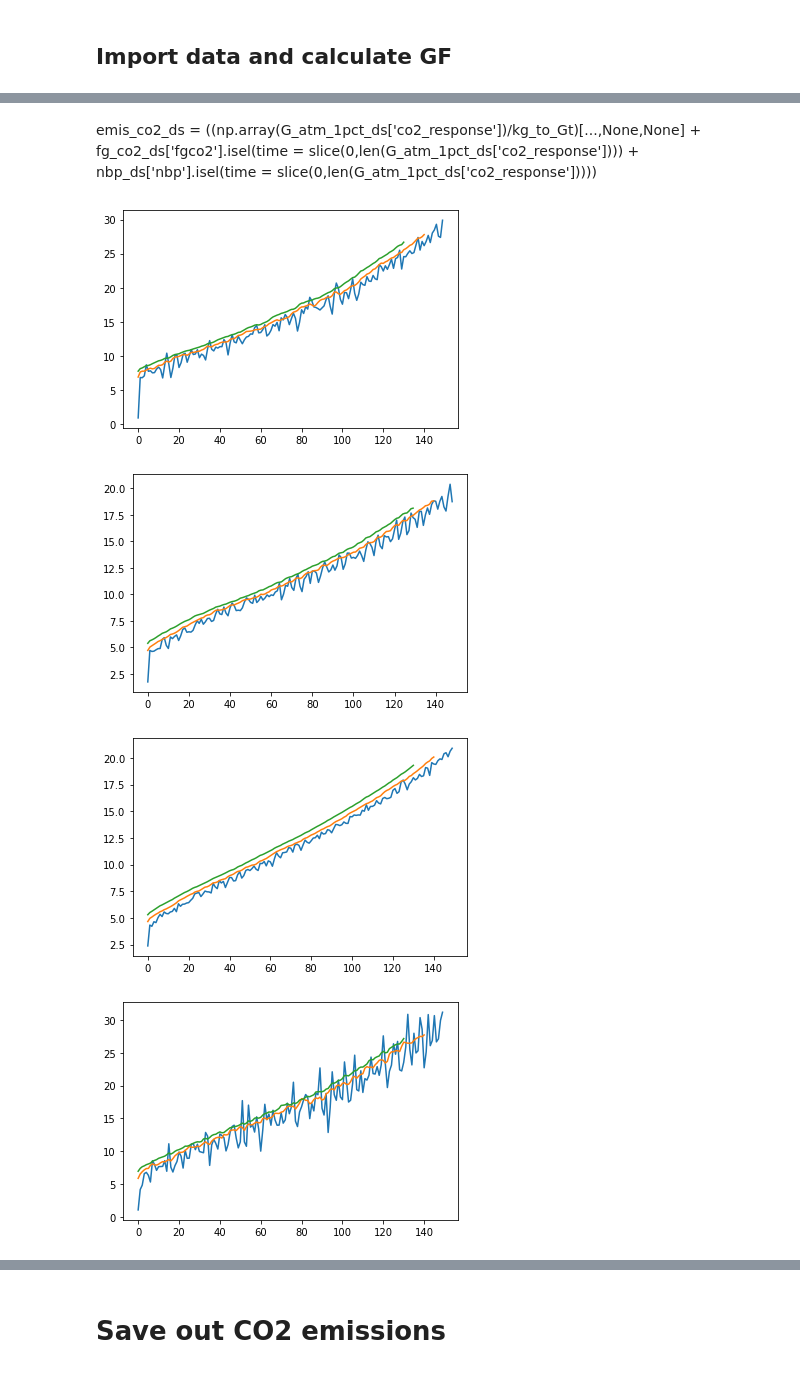
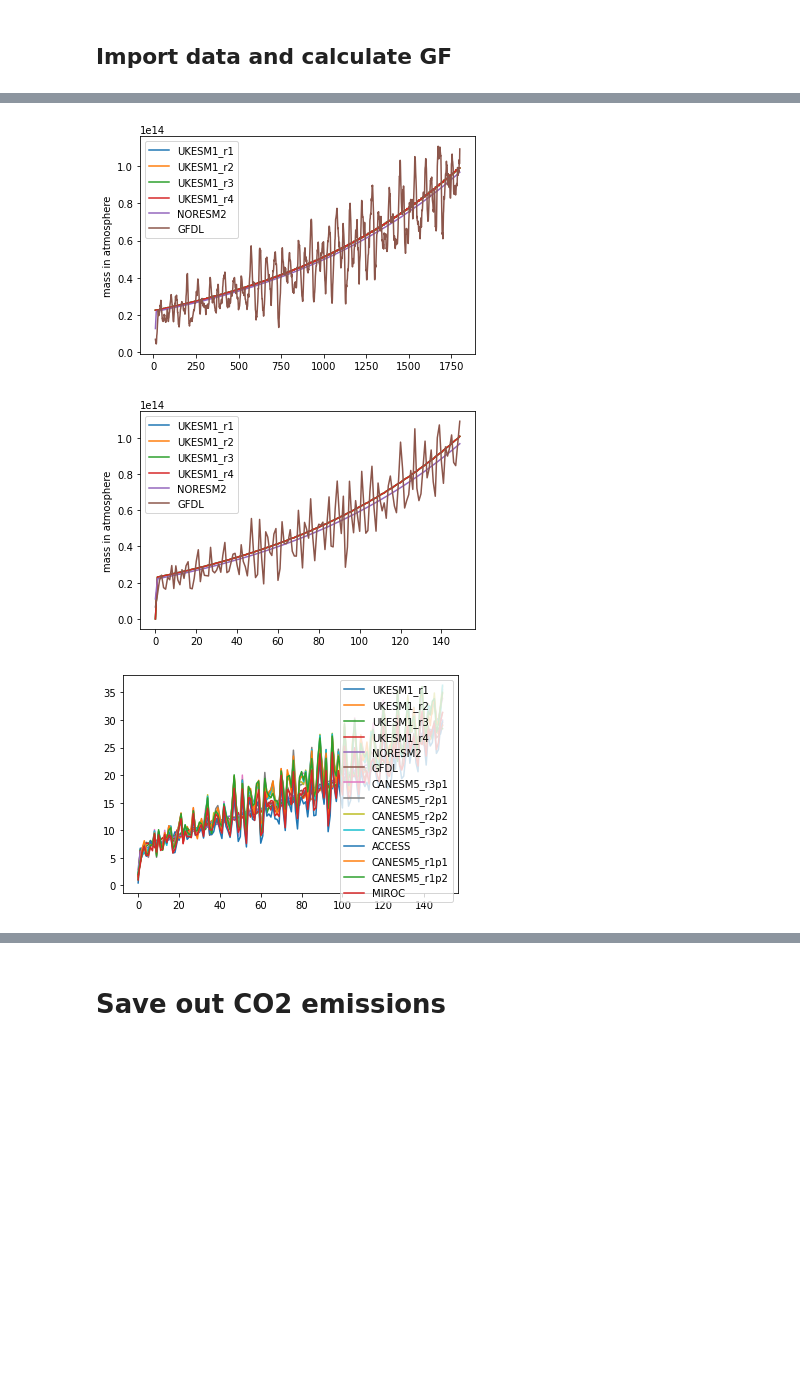
Before and after one commit to lfreese/CO2_greens, a Jupyter notebook: 1pct_concentration_profile.ipynb, the cells around one changed output, grey strips where cells are left out. Saved outputs shown, nothing was run; the diff lists cells and outputs as text; code cells hidden in the pictures; blank space fills up the shorter version.

```diff
--- a/1pct_concentration_profile.ipynb
+++ b/1pct_concentration_profile.ipynb
@@ -399,0 +317,16 @@ for m in model_run_control_dict.keys():
+# %%
+fig, ax = plt.subplots()
+for m in co2_dif.keys():
+    plt.plot(co2_dif[m].rolling(time = 12).mean(), label = m)
+    plt.ylabel('mass in atmosphere')
+    plt.legend()
+# %% [output]
+[figure, added]
+# %%
+fig, ax = plt.subplots()
+for m in G_atm.keys():
+    plt.plot(G_atm[m], label = m)
+    plt.ylabel('mass in atmosphere')
+    plt.legend()
+# %% [output]
+[figure, added]
@@ -400,3 +339,20 @@ for m in model_run_control_dict.keys():
+# %%
+emis_co2 = {}
+emis_co2_rolling10 = {}
+emis_co2_rolling20 = {}
+
+for m in G_atm.keys():
+        emis_co2[m] = G_atm[m] + emis_sinks[m]
+        #emis_co2_rolling10[m] = emis_co2[m].rolling(year = 10).mean(center = True).dropna("year") #G_atm[m].rolling(year = 10).mean(center = True).dropna("year") + emis_sinks[m].rolling(year = 10).mean(center = True).dropna("year")
+        #emis_co2_rolling20[m] = emis_co2[m].rolling(year = 20).mean(center = True).dropna("year") #G_atm[m].rolling(year = 20).mean(center = True).dropna("year") + emis_sinks[m].rolling(year = 20).mean(center = True).dropna("year")
+# %%
+def diff(list1, list2):
+    return list(set(list1).symmetric_difference(set(list2)))  # or return list(set(list1) ^ set(list2))
+# %%
+for m in diff(emis_sinks.keys(), G_atm.keys()):
+        emis_co2[m] = G_atm['GFDL'] + emis_sinks[m] #use GFDL co2 mass bc these runs don't have their own
+        #emis_co2_rolling10[m] = emis_co2[m].rolling(year = 10).mean(center = True).dropna("year") #G_atm['UKESM1'].rolling(year = 10).mean(center = True).dropna("year") + emis_sinks[m].rolling(year = 10).mean(center = True).dropna("year")
+        #emis_co2_rolling20[m] = emis_co2[m].rolling(year = 20).mean(center = True).dropna("year") #G_atm['UKESM1'].rolling(year = 20).mean(center = True).dropna("year") + emis_sinks[m].rolling(year = 20).mean(center = True).dropna("year")
 # %%
 kg_CO2_to_GtC = 1/(1e12*3.67)
 # %%
@@ -404,22 +360,16 @@ emis_co2_GtC = {}
 emis_co2_GtC_rolling10 = {}
 emis_co2_GtC_rolling20 = {}
 
-for m in model_run_control_dict.keys():
+for m in emis_co2.keys():
     emis_co2_GtC[m] = emis_co2[m]*kg_CO2_to_GtC
-    emis_co2_GtC_rolling10[m] = emis_co2_rolling10[m]*kg_CO2_to_GtC
-    emis_co2_GtC_rolling20[m] = emis_co2_rolling20[m]*kg_CO2_to_GtC
+    #emis_co2_GtC_rolling10[m] = emis_co2_rolling10[m]*kg_CO2_to_GtC
+    #emis_co2_GtC_rolling20[m] = emis_co2_rolling20[m]*kg_CO2_to_GtC
-# %% [markdown]
-emis_co2_ds =  ((np.array(G_atm_1pct_ds['co2_response'])/kg_to_Gt)[...,None,None] +
-        fg_co2_ds['fgco2'].isel(time = slice(0,len(G_atm_1pct_ds['co2_response']))) +
-        nbp_ds['nbp'].isel(time = slice(0,len(G_atm_1pct_ds['co2_response']))))
 # %%
-for m in model_run_control_dict.keys():
-    fig, ax = plt.subplots()
-    plt.plot(emis_co2_GtC[m]) #Gt/yr
-    plt.plot(emis_co2_GtC_rolling10[m]) #Gt/yr
-    plt.plot(emis_co2_GtC_rolling20[m]) #Gt/yr
+fig, ax = plt.subplots()
+for m in emis_co2_GtC.keys():
+    plt.plot(emis_co2_GtC[m], label = m) #Gt/yr
+   # plt.plot(emis_co2_GtC_rolling10[m]) #Gt/yr
+   # plt.plot(emis_co2_GtC_rolling20[m]) #Gt/yr
+    plt.legend()
 # %% [output]
-[figure, old version]
+[figure, new version]
-[figure, removed]
-[figure, removed]
-[figure, removed]
```
Also changed, not shown: parts of 69 cells of this notebook, 44 other files.
